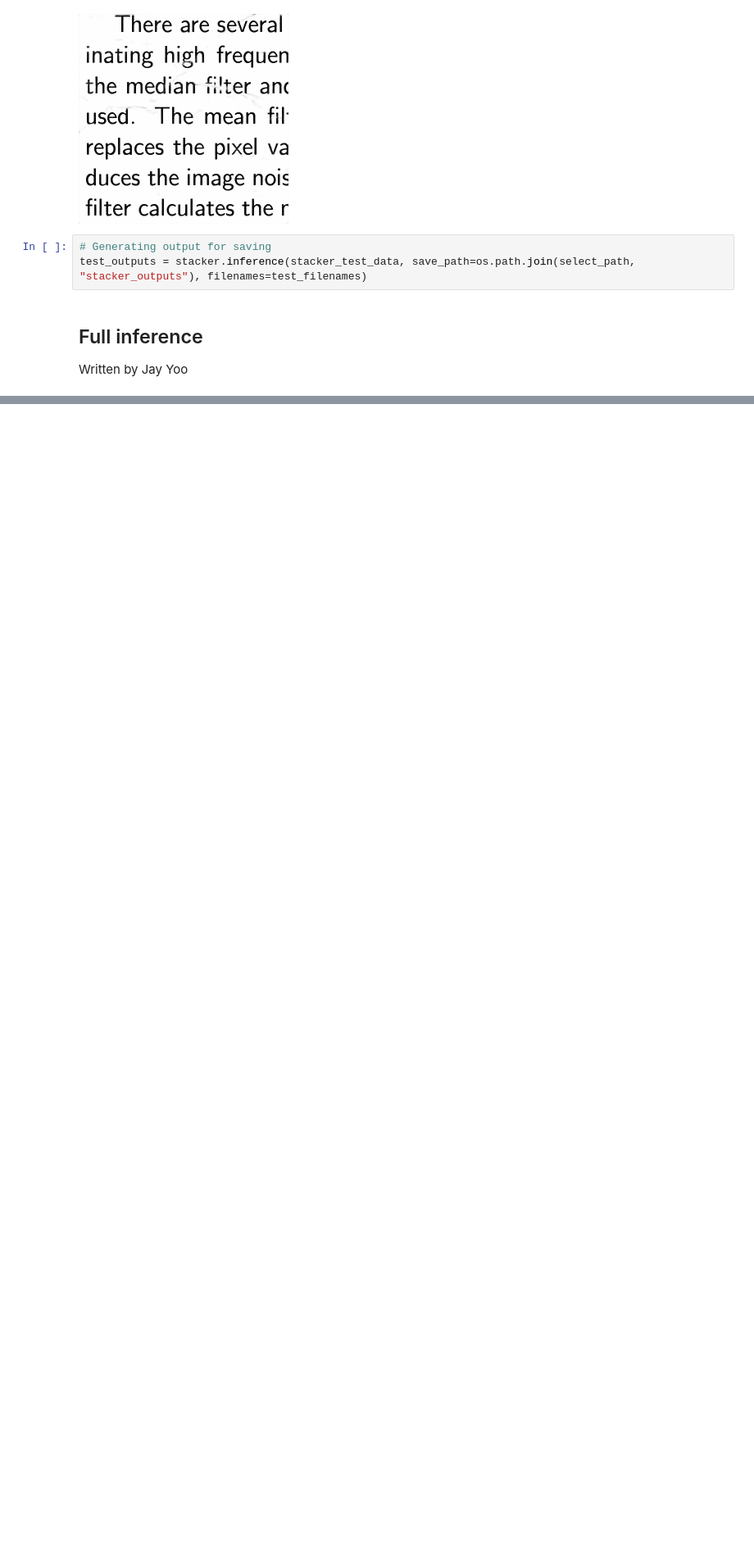
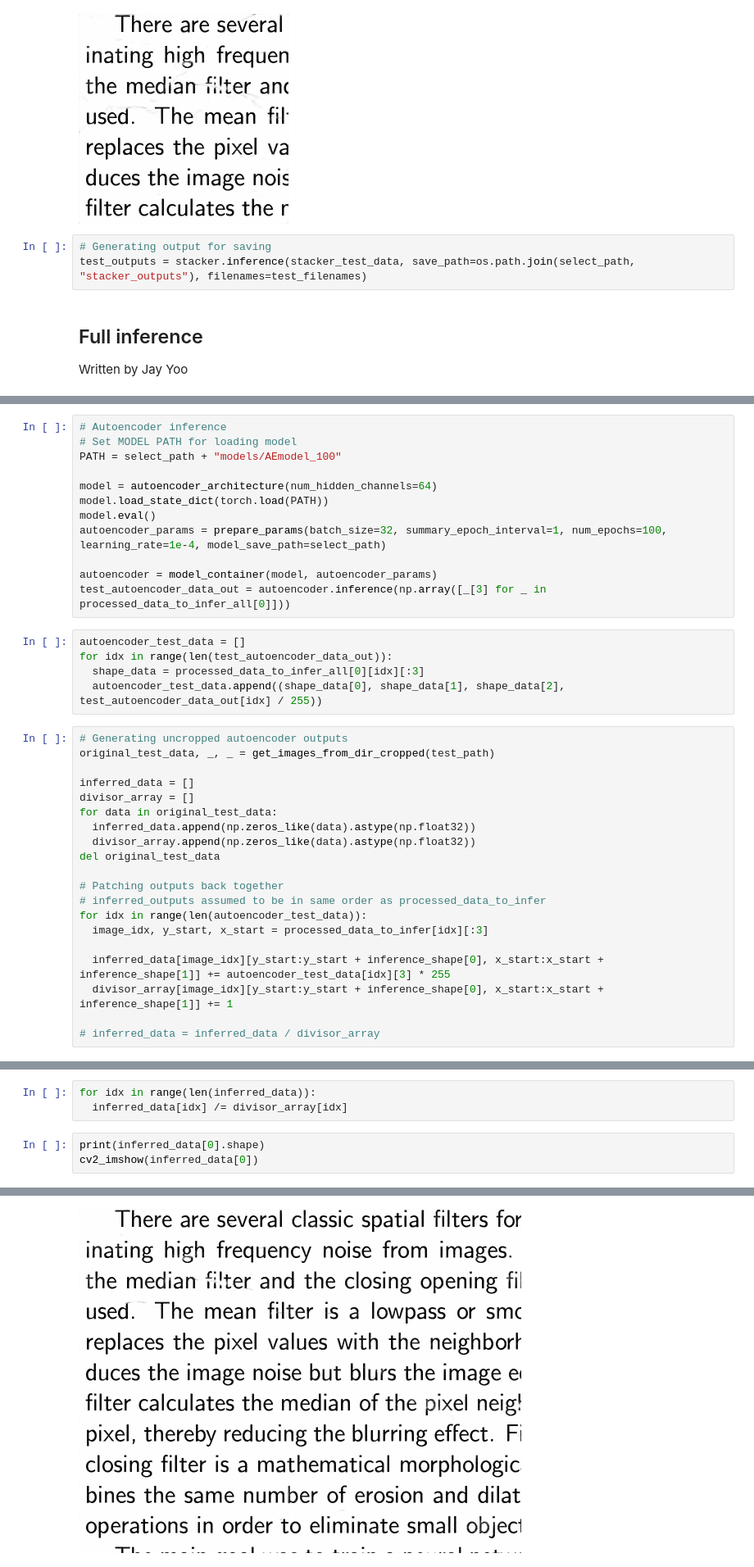
Before and after one commit to UTkzhang/ImageCleaningProject, a Jupyter notebook: full_stacker_pipeline_crop_stacker.ipynb, the cells around one changed output, grey strips where cells are left out. Shown at 82% size. Saved outputs shown, nothing was run; the diff lists cells and outputs as text; blank space fills up the shorter version.

Commit message:
Include outputting of test data into stacker pipeline

```diff
--- a/full_stacker_pipeline_crop_stacker.ipynb
+++ b/full_stacker_pipeline_crop_stacker.ipynb
@@ -817,0 +914,37 @@ Written by Jay Yoo
+# %%
+# Autoencoder inference
+# Set MODEL PATH for loading model
+PATH = select_path + "models/AEmodel_100"
+
+model = autoencoder_architecture(num_hidden_channels=64)
+model.load_state_dict(torch.load(PATH))
+model.eval()
+autoencoder_params = prepare_params(batch_size=32, summary_epoch_interval=1, num_epochs=100, learning_rate=1e-4, model_save_path=select_path)
+
+autoencoder = model_container(model, autoencoder_params)
+test_autoencoder_data_out = autoencoder.inference(np.array([_[3] for _ in processed_data_to_infer_all[0]]))
+# %%
+autoencoder_test_data = []
+for idx in range(len(test_autoencoder_data_out)):
+  shape_data = processed_data_to_infer_all[0][idx][:3]
+  autoencoder_test_data.append((shape_data[0], shape_data[1], shape_data[2], test_autoencoder_data_out[idx] / 255))
+# %%
+# Generating uncropped autoencoder outputs
+original_test_data, _, _ = get_images_from_dir_cropped(test_path)
+
+inferred_data = []
+divisor_array = []
+for data in original_test_data:
+  inferred_data.append(np.zeros_like(data).astype(np.float32))
+  divisor_array.append(np.zeros_like(data).astype(np.float32))
+del original_test_data
+
+# Patching outputs back together
+# inferred_outputs assumed to be in same order as processed_data_to_infer
+for idx in range(len(autoencoder_test_data)):
+  image_idx, y_start, x_start = processed_data_to_infer[idx][:3]
+
+  inferred_data[image_idx][y_start:y_start + inference_shape[0], x_start:x_start + inference_shape[1]] += autoencoder_test_data[idx][3] * 255
+  divisor_array[image_idx][y_start:y_start + inference_shape[0], x_start:x_start + inference_shape[1]] += 1
+
+# inferred_data = inferred_data / divisor_array
@@ -817,0 +953,7 @@ Written by Jay Yoo
+# %%
+for idx in range(len(inferred_data)):
+  inferred_data[idx] /= divisor_array[idx]
+# %%
+print(inferred_data[0].shape)
+cv2_imshow(inferred_data[0])
+# %% [output]
@@ -817,0 +961 @@ Written by Jay Yoo
+[figure, added]
```
Also changed, not shown: parts of 31 cells of this notebook.
